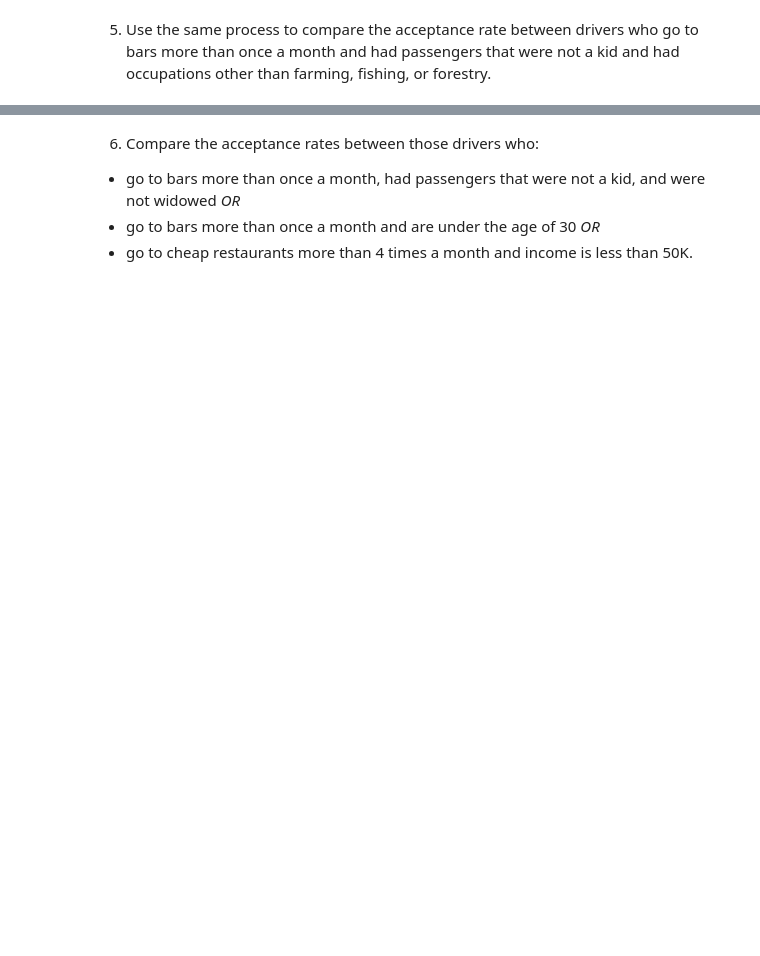
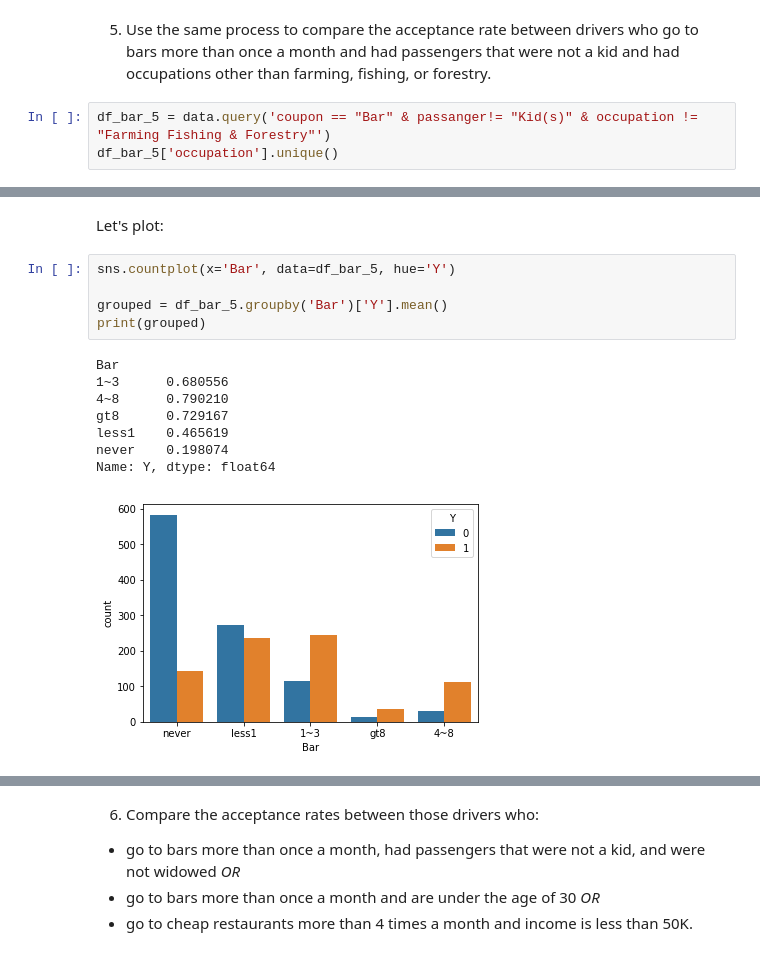
Before and after one commit to rubendario117/AI-ML, a Jupyter notebook: assignment_5_1_starter/prompt.ipynb, the cells around one changed output, grey strips where cells are left out. Drawn from its saved outputs; the diff is of its cells as text; blank space fills up the shorter version.

```diff
--- a/assignment_5_1_starter/prompt.ipynb
+++ b/assignment_5_1_starter/prompt.ipynb
@@ -421,2 +423,5 @@ Name: Y, dtype: float64
 # %% [markdown]
 5. Use the same process to compare the acceptance rate between drivers who go to bars more than once a month and had passengers that were not a kid and had occupations other than farming, fishing, or forestry.
+# %%
+df_bar_5 = data.query('coupon == "Bar" & passanger!= "Kid(s)" & occupation != "Farming Fishing & Forestry"')
+df_bar_5['occupation'].unique()
@@ -422,0 +441,16 @@ Name: Y, dtype: float64
+# %% [markdown]
+Let's plot:
+# %%
+sns.countplot(x='Bar', data=df_bar_5, hue='Y')
+
+grouped = df_bar_5.groupby('Bar')['Y'].mean()
+print(grouped)
+# %% [output]
+Bar
+1~3      0.680556
+4~8      0.790210
+gt8      0.729167
+less1    0.465619
+never    0.198074
+Name: Y, dtype: float64
+[figure, added]
```
Also changed, not shown: parts of 18 cells of this notebook.
